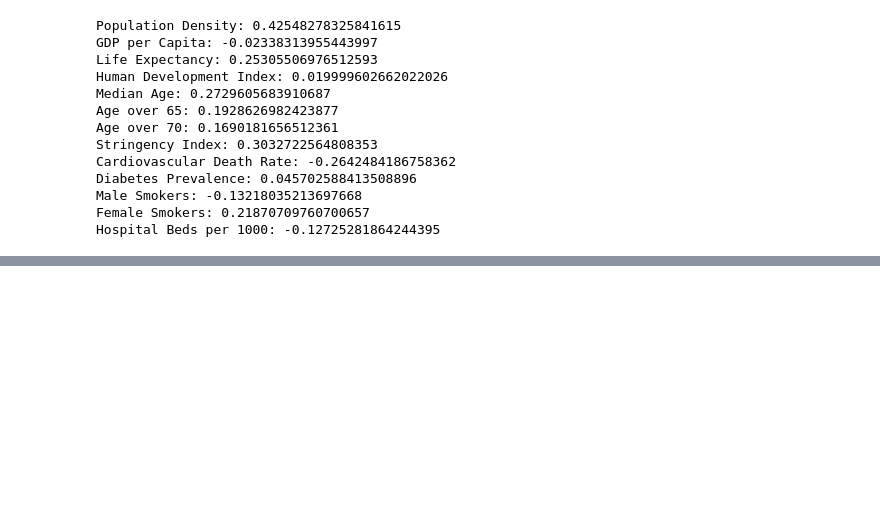
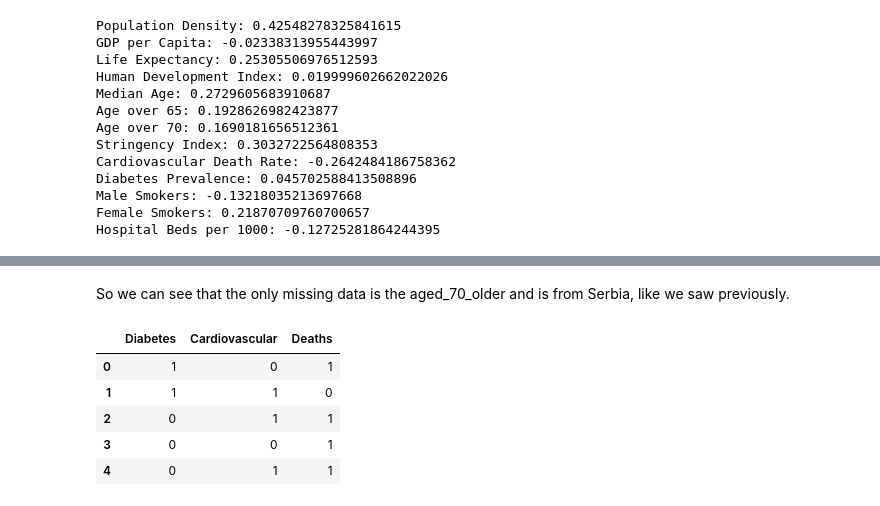
Before and after one commit to schagan2/Project_Group_5-Covid-19, a Jupyter notebook: Deliverable_3.ipynb, the cells around one changed output, grey strips where cells are left out. Saved outputs shown, nothing was run; the diff lists cells and outputs as text; code cells hidden in the pictures; blank space fills up the shorter version.

```diff
--- a/Deliverable_3.ipynb
+++ b/Deliverable_3.ipynb
@@ -409,0 +441,42 @@ Hospital Beds per 1000: -0.12725281864244395
+# %% [markdown]
+So we can see that the only missing data is the aged_70_older and is from Serbia, like we saw previously.
+# %%
+# basket = (df[df['Country'] =="France"]
+#           .groupby(['InvoiceNo', 'Description'])['Quantity']
+#           .sum().unstack().reset_index().fillna(0)
+#           .set_index('InvoiceNo'))
+
+# basket = (european_subset.groupby(["iso_code"])["diabetes_prevalence"]
+#           .max().unstack())
+#print(diabetes_prevalence)
+# print(cardiovascular_death_rate)
+# plt.boxplot(diabetes_prevalence)
+# plt.show()
+
+
+data = [[ 1,0,1],
+       [1,1,0],
+       [0,1,1],
+       [0,0,1],
+       [0,1,1],
+       [0,1,1],
+        [0,1,1],
+        [0,1,1],
+        [0,1,1],
+        [0,1,1],
+        [0,1,1]
+       ]
+
+test_df = pd.DataFrame(data, columns=["Diabetes",
+                                      "Cardiovascular",
+                                      "Deaths"])
+
+
+test_df.head()
+# %% [output]
+|  | Diabetes | Cardiovascular | Deaths |
+| 0 | 1 | 0 | 1 |
+| 1 | 1 | 1 | 0 |
+| 2 | 0 | 1 | 1 |
+| 3 | 0 | 0 | 1 |
+| 4 | 0 | 1 | 1 |
```
Also changed, not shown: parts of 9 cells of this notebook.
